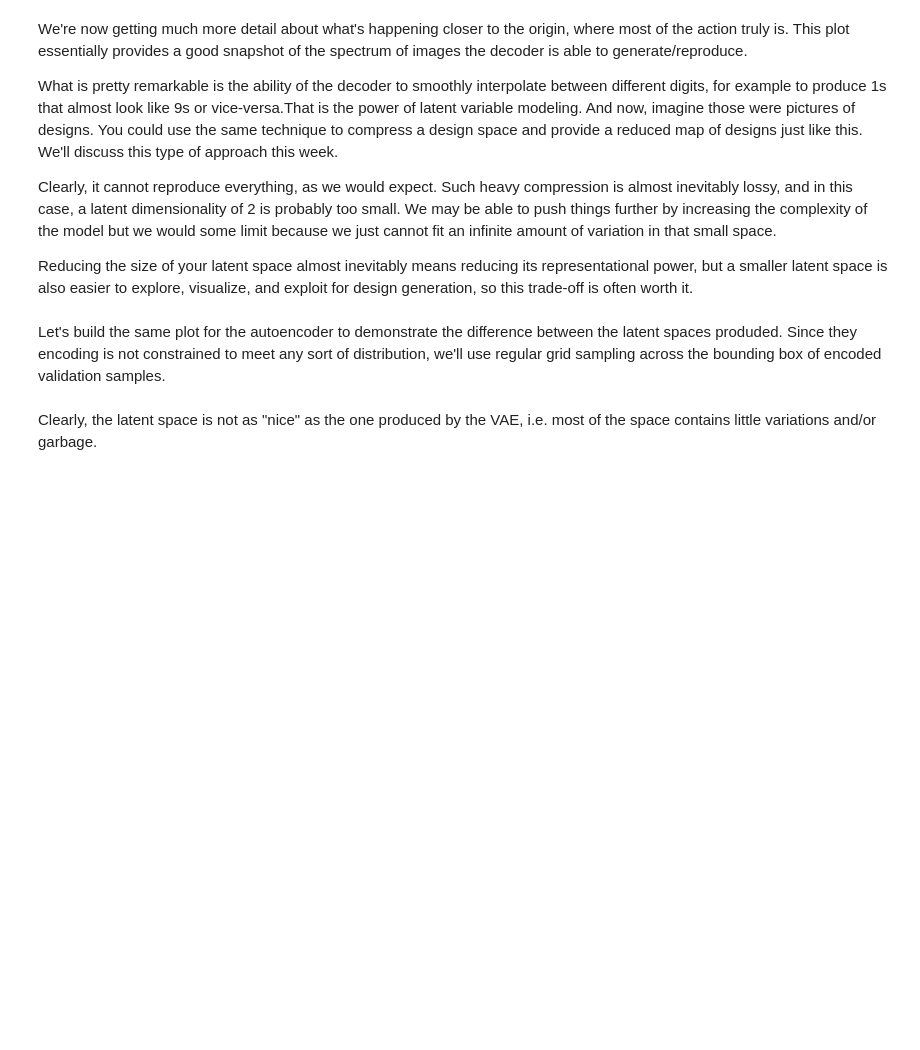
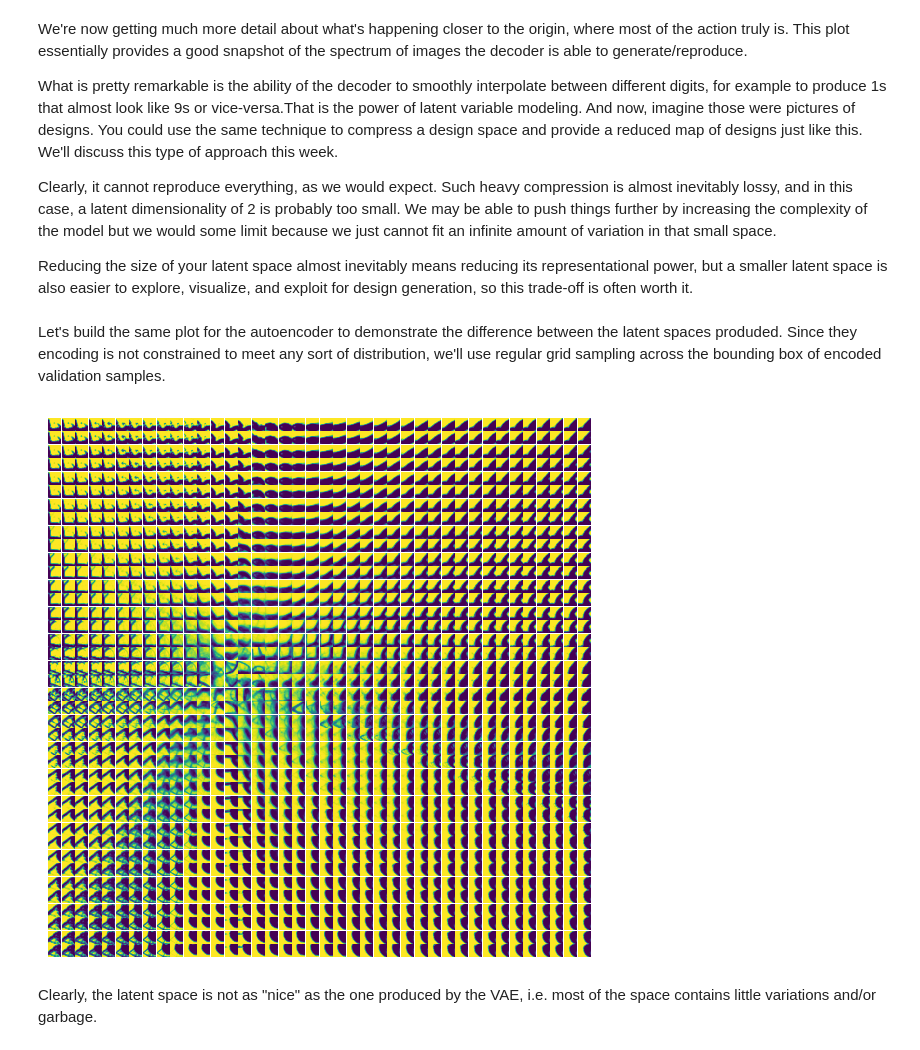
Before and after one commit to pitipatw/Fall23Project, a Jupyter notebook: src/pitipat/hello_vae.ipynb, the cells around one changed output. Cells and saved outputs as stored; diff of their text form; code cells hidden in the pictures; blank space fills up the shorter version.

```diff
--- a/src/pitipat/hello_vae.ipynb
+++ b/src/pitipat/hello_vae.ipynb
@@ -411,22 +413,23 @@ torch.Size([64, 1, 64, 64])
 def get_all_encodings(model, dataloader):
     all_encoded = []
     all_labels = []
-    for j, (digit_images, labels) in enumerate(dataloader):
+    for j, digit_images in enumerate(dataloader):
         encoding = model.encoder(digit_images.to(device)).detach().cpu().numpy()
         all_encoded.append(encoding)
-        all_labels.append(labels.numpy())
+        #all_labels.append(labels.numpy())
 
     all_encoded = np.concatenate(all_encoded)
-    all_labels = np.concatenate(all_labels)
-    return all_encoded, all_labels
+    #all_labels = np.concatenate(all_labels)
+    return all_encoded #, all_labels
 
 
 def plot_mnist_encoding(model):
     fig, ax = plt.subplots(1, 2, figsize=(10, 5))
 
     # Training data
-    ax[0].set_title(label="Encoding of MNIST training set")
-    all_encoded, all_labels = get_all_encodings(model, training_dataloader)
+    ax[0].set_title(label="Encoding of Topology training set")
+    all_encoded  = get_all_encodings(model, training_dataloader)
+    all_labels = np.zeros(int(all_encoded.shape[0]))
     training_bbox = np.min(all_encoded, axis=0), np.max(all_encoded, axis=0)
 
     scatter = ax[0].scatter(
@@ -441,8 +444,9 @@ def plot_mnist_encoding(model):
     ax[0].legend(*scatter.legend_elements(), loc="lower left", title="Labels")
 
     # Validation data
-    ax[1].set_title(label="Encoding of MNIST validation set")
-    all_encoded, all_labels = get_all_encodings(model, validation_dataloader)
+    ax[1].set_title(label="Encoding of Topology validation set")
+    all_encoded = get_all_encodings(model, validation_dataloader)
+    all_labels = np.zeros(int(all_encoded.shape[0]))
     validation_bbox = np.min(all_encoded, axis=0), np.max(all_encoded, axis=0)
 
     scatter = ax[1].scatter(
@@ -655,31 +724,33 @@ Reducing the size of your latent space almost inevitably means reducing its repr
 Let's build the same plot for the autoencoder to demonstrate the difference between the latent spaces produded. Since they encoding is not constrained to meet any sort of distribution, we'll use regular grid sampling across the bounding box of encoded validation samples.
 # %%
 # get bounding box
-ae_encodings, _ = get_all_encodings(ae_model, validation_dataloader)
+ae_encodings = get_all_encodings(ae_model, validation_dataloader)
 x_min, y_min = np.min(ae_encodings, axis=0)
 x_max, y_max = np.max(ae_encodings, axis=0)
 
 
-n = 20  # number of images per rows columns
+n = 40  # number of images per rows columns
 
 # grid sampling in latent space
 z1 = np.linspace(0, 1, n) * (x_max - x_min) + x_min
 z2 = np.linspace(0, 1, n) * (y_max - y_min) + y_min
 Z1, Z2 = np.meshgrid(z1, z2)
 Z = np.vstack([Z1.flatten(), Z2.flatten()]).T
 
 # decode samples
 ims = ae_model.decoder(torch.tensor(Z).float().to(device).unsqueeze(0)).detach().cpu()
 
 # plot
 fig, axes = plt.subplots(n, n, figsize=(7, 7))
 fig.subplots_adjust(hspace=0.05, wspace=0.05)
 count = 0
 for k in range(0, ims.shape[0]):
     i, j = int(count / n), int(count % n)
     axes[i, j].imshow(ims[k, 0, :, :])
     axes[i, j].axis("off")
     count += 1
 plt.show()
+# %% [output]
+[figure, added]
 # %% [markdown]
 Clearly, the latent space is not as "nice" as the one produced by the VAE, i.e. most of the space contains little variations and/or garbage.
```
Also changed, not shown: parts of 17 cells of this notebook, 1 other file.
